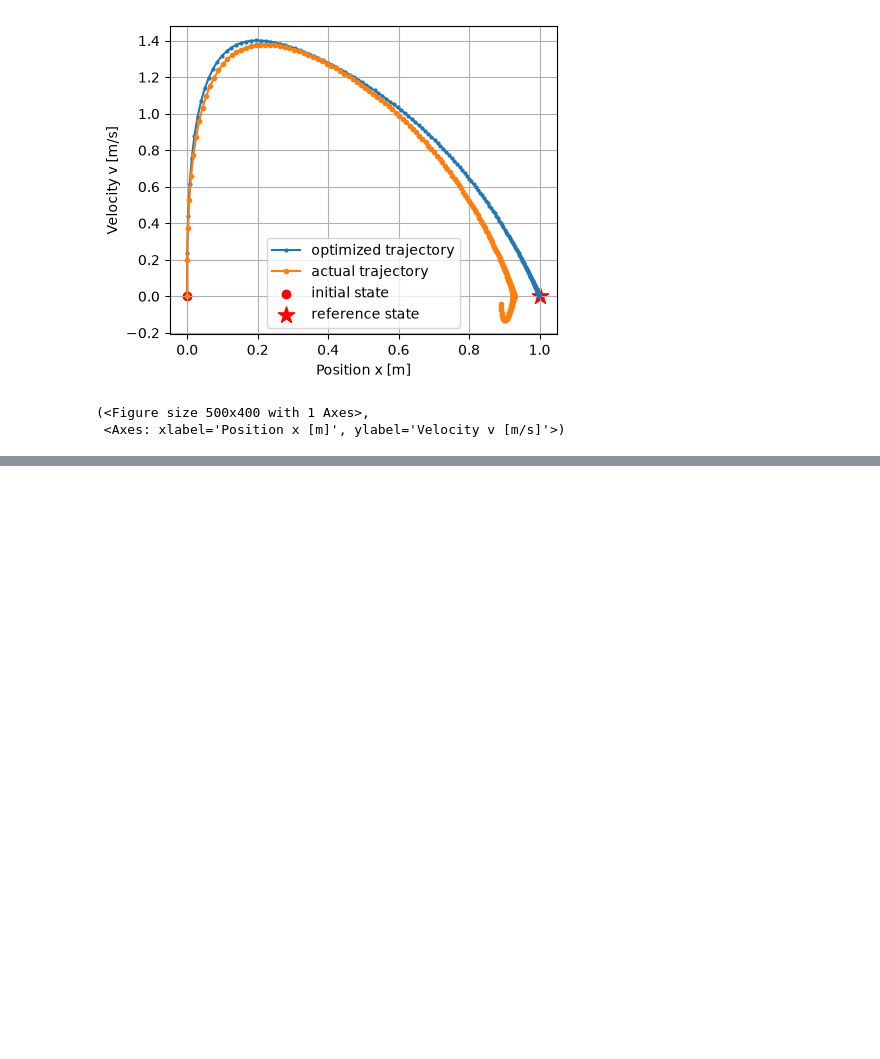
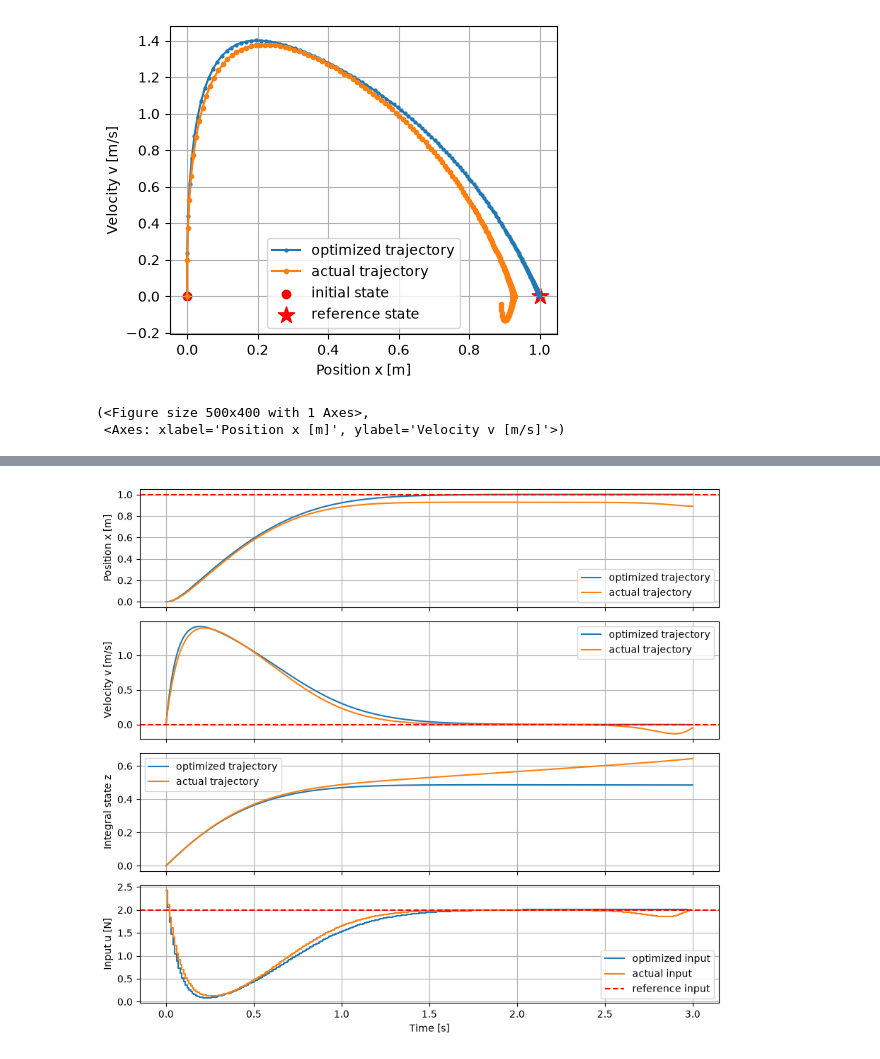
Before and after one commit to hideto008/learning_iLQR, a Jupyter notebook: notes/step7.ipynb, the cells around one changed output, grey strips where cells are left out. Drawn from its saved outputs; the diff is of its cells as text; code cells hidden in the pictures; blank space fills up the shorter version.

```diff
--- a/notes/step7.ipynb
+++ b/notes/step7.ipynb
@@ -1169,0 +1538,86 @@ iLQR find an optimized trajectory at iteration 7
+# %%
+def plot_augmented_state(X_opt_array, U_opt_array, X_act_array=None,
+                         U_act_array=None, params=None,
+                         x_ref=None, v_ref=None, u_ref=None):
+    """拡張状態 [x, v, z] の時系列と位相平面を表示する。"""
+    if params is None:
+        raise ValueError("params is required")
+
+    N = U_opt_array.shape[0]
+    time_X = np.arange(N + 1) * params.dt
+    time_U = np.arange(N) * params.dt
+
+    fig_time, axes_time = plt.subplots(4, 1, figsize=(9, 8), sharex=True)
+    state_labels = ["Position x [m]", "Velocity v [m/s]", "Integral state z", "Input u [N]"]
+
+    for index in range(3):
+        axes_time[index].plot(
+            time_X, X_opt_array[:, index], label="optimized trajectory"
+        )
+        if X_act_array is not None:
+            axes_time[index].plot(
+                time_X, X_act_array[:, index], label="actual trajectory"
+            )
+        axes_time[index].set_ylabel(state_labels[index])
+        axes_time[index].grid()
+        axes_time[index].legend()
+
+    axes_time[3].step(
+        time_U, U_opt_array[:, 0], where="post", label="optimized input"
+    )
+    if U_act_array is not None:
+        axes_time[3].step(
+            time_U, U_act_array[:, 0], where="post", label="actual input"
+        )
+    if u_ref is not None:
+        axes_time[3].axhline(
+            u_ref, color="red", linestyle="--", label="reference input"
+        )
+    axes_time[3].set_ylabel(state_labels[3])
+    axes_time[3].set_xlabel("Time [s]")
+    axes_time[3].grid()
+    axes_time[3].legend()
+    if x_ref is not None:
+        axes_time[0].axhline(x_ref, color="red", linestyle="--", label="reference")
+    if v_ref is not None:
+        axes_time[1].axhline(v_ref, color="red", linestyle="--", label="reference")
+    fig_time.tight_layout()
+
+    fig_phase, axes_phase = plt.subplots(1, 2, figsize=(10, 4))
+    axes_phase[0].plot(
+        X_opt_array[:, 0], X_opt_array[:, 1], label="optimized trajectory"
+    )
+    axes_phase[1].plot(
+        X_opt_array[:, 0], X_opt_array[:, 2], label="optimized trajectory"
+    )
+    if X_act_array is not None:
+        axes_phase[0].plot(
+            X_act_array[:, 0], X_act_array[:, 1], label="actual trajectory"
+        )
+        axes_phase[1].plot(
+            X_act_array[:, 0], X_act_array[:, 2], label="actual trajectory"
+        )
+
+    axes_phase[0].set_xlabel("Position x [m]")
+    axes_phase[0].set_ylabel("Velocity v [m/s]")
+    axes_phase[0].set_title("Position-velocity phase plane")
+    axes_phase[1].set_xlabel("Position x [m]")
+    axes_phase[1].set_ylabel("Integral state z")
+    axes_phase[1].set_title("Position-integral-state phase plane")
+    for axis in axes_phase:
+        axis.grid()
+        axis.legend()
+    if x_ref is not None and v_ref is not None:
+        axes_phase[0].scatter(x_ref, v_ref, color="red", marker="*", s=120)
+    fig_phase.tight_layout()
+
+    plt.show()
+    return fig_time, axes_time, fig_phase, axes_phase
+
+
+plot_augmented_state(
+    X_opt_aug, U_opt_aug, X_act_aug, U_cmd_aug,
+    params_model_aug, x_ref_aug, v_ref_aug, u_ref_aug
+)
+# %% [output]
+[figure, added]
```
Also changed, not shown: parts of 11 cells of this notebook.
